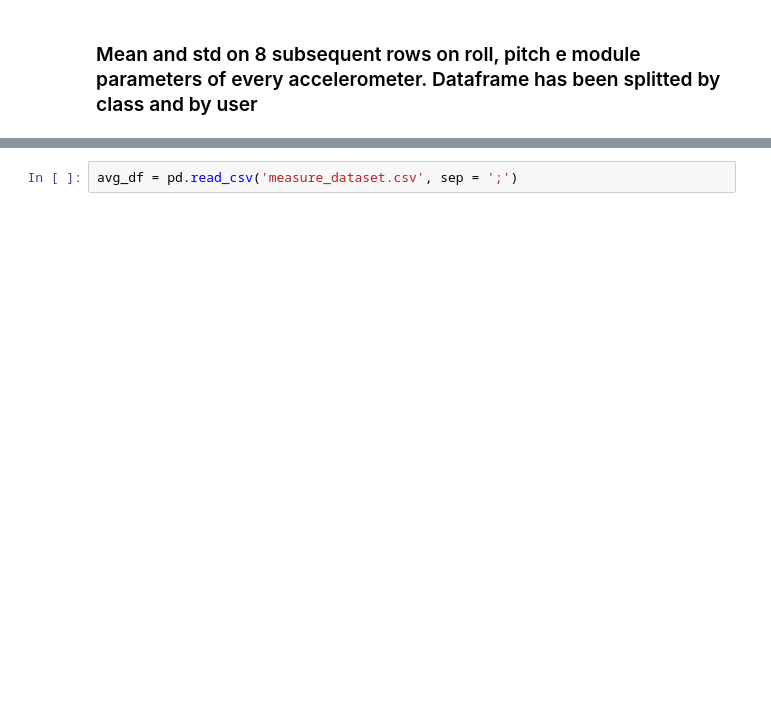
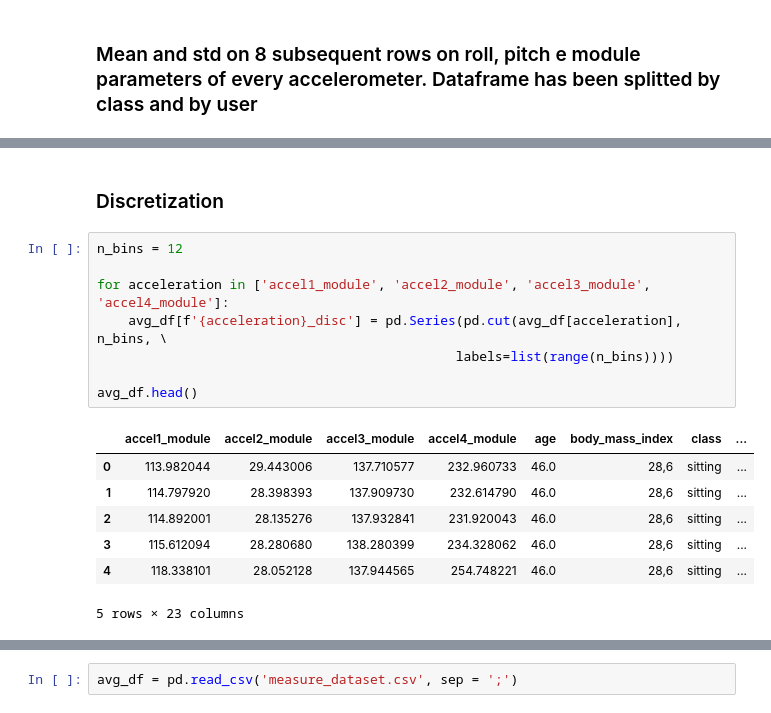
Before and after one commit to MarcoFagioli/project_AAL, a Jupyter notebook: data/data_manipulation.ipynb, the cells around one changed output, grey strips where cells are left out. Cells and saved outputs as stored; diff of their text form; blank space fills up the shorter version.

```diff
--- a/data/data_manipulation.ipynb
+++ b/data/data_manipulation.ipynb
@@ -109,0 +107,18 @@ avg_df.head()
+# %% [markdown]
+### Discretization
+# %%
+n_bins = 12
+
+for acceleration in ['accel1_module', 'accel2_module', 'accel3_module', 'accel4_module']:
+    avg_df[f'{acceleration}_disc'] = pd.Series(pd.cut(avg_df[acceleration], n_bins, \
+                                              labels=list(range(n_bins))))
+
+avg_df.head()
+# %% [output]
+|  | accel1_module | accel2_module | accel3_module | accel4_module | age | body_mass_index | class | ... |
+| 0 | 113.982044 | 29.443006 | 137.710577 | 232.960733 | 46.0 | 28,6 | sitting | ... |
+| 1 | 114.797920 | 28.398393 | 137.909730 | 232.614790 | 46.0 | 28,6 | sitting | ... |
+| 2 | 114.892001 | 28.135276 | 137.932841 | 231.920043 | 46.0 | 28,6 | sitting | ... |
+| 3 | 115.612094 | 28.280680 | 138.280399 | 234.328062 | 46.0 | 28,6 | sitting | ... |
+| 4 | 118.338101 | 28.052128 | 137.944565 | 254.748221 | 46.0 | 28,6 | sitting | ... |
+5 rows × 23 columns
```
Also changed, not shown: parts of 22 cells of this notebook, 1 other file.
